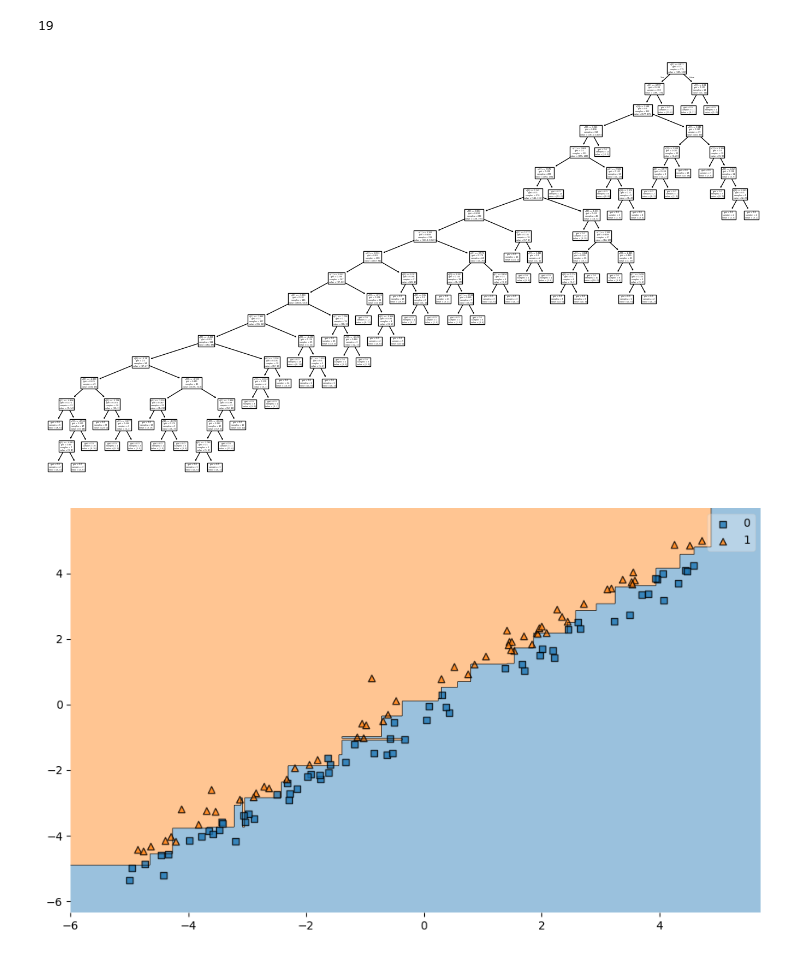
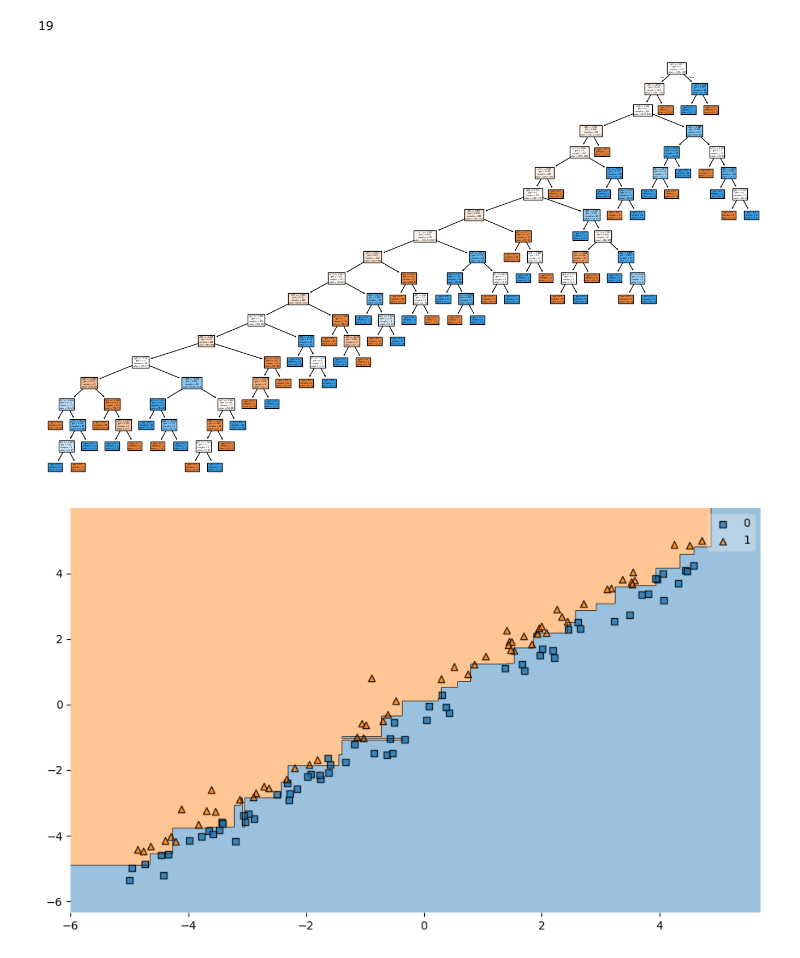
Before and after one commit to SergeyKorpachev/math-faculty-ml, a Jupyter notebook: 2026/seminars/seminar08/seminar08_trees_solution.ipynb, the cells around one changed output. Drawn from its saved outputs; the diff is of its cells as text; code cells hidden in the pictures.

```diff
--- a/2026/seminars/seminar08/seminar08_trees_solution.ipynb
+++ b/2026/seminars/seminar08/seminar08_trees_solution.ipynb
@@ -132,11 +135,11 @@ dt.get_depth()
 # %%
 import sklearn
 import matplotlib.pyplot
 
 plt.figure(figsize=(17,10))
-sklearn.tree.plot_tree(dt);
+sklearn.tree.plot_tree(dt, filled=True);
 # %% [output]
-[figure, old version]
+[figure, new version]
 # %%
 plot_decision_regions(X_test, y_test, dt);
 # %% [output]
```
Also changed, not shown: parts of 26 cells of this notebook, 1 other file.
